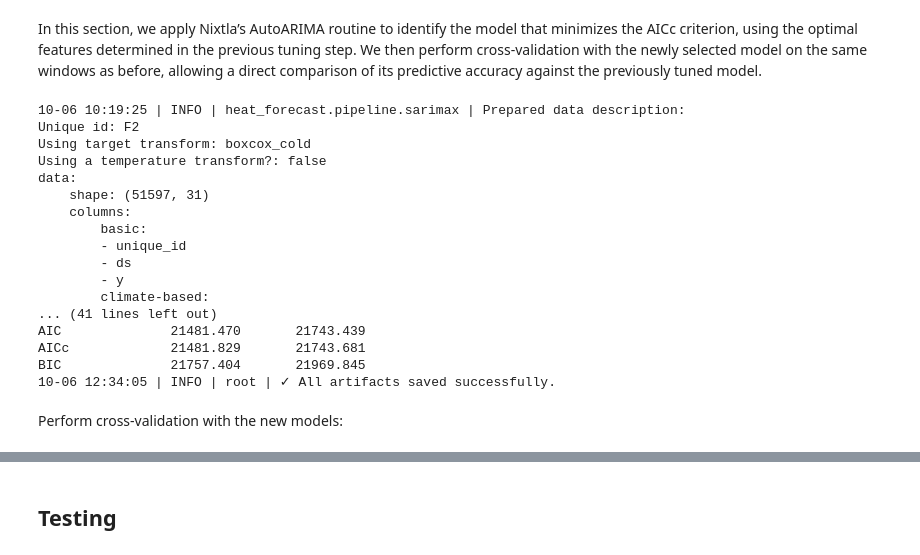
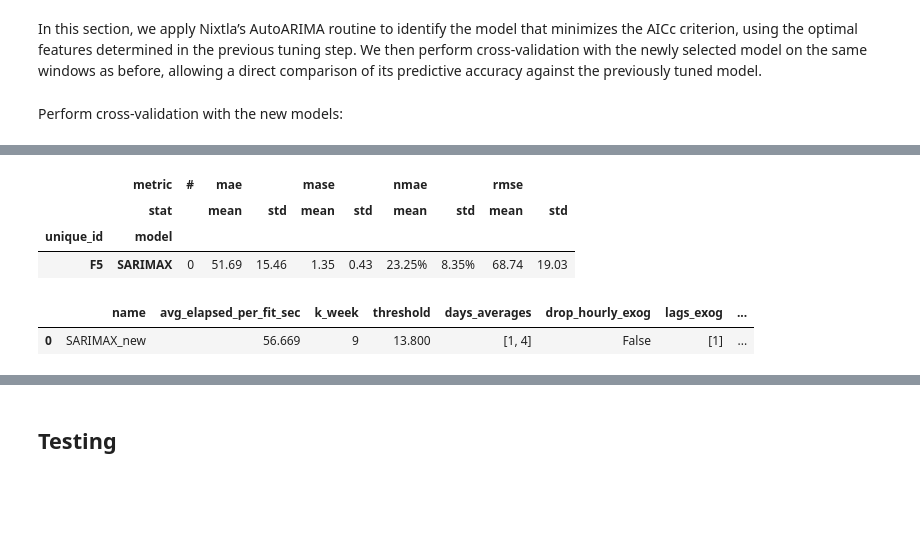
Before and after one commit to GioLombardiDev/Optit-Internship, a Jupyter notebook: notebooks/SARIMAX model semiofficial.ipynb, the cells around one changed output, grey strips where cells are left out. Saved outputs shown, nothing was run; the diff lists cells and outputs as text; code cells hidden in the pictures; blank space fills up the shorter version.

```diff
--- a/notebooks/SARIMAX model semiofficial.ipynb
+++ b/notebooks/SARIMAX model semiofficial.ipynb
@@ -1297,10 +1289,12 @@ if save:
 In this section, we apply Nixtla’s AutoARIMA routine to identify the model that minimizes the AICc criterion, using the optimal features determined in the previous tuning step. We then perform cross-validation with the newly selected model on the same windows as before, allowing a direct comparison of its predictive accuracy against the previously tuned model.
 # %%
 # Pick an id
-id = 'F2'
+id = 'F1'
 
-do_search = True
+# Set to True to run the search for optimal SARIMA parameters
+do_search = False
 
+# === Do not edit this box ===
 if do_search:
     # Initialize configuration
     optimal_params = sarimax_optimal_params[id]
@@ -1361,44 +1355,25 @@ if do_search:
         logging.info("✓ All artifacts saved successfully.")
 
     except KeyboardInterrupt:
-        logging.warning("✗ Search interrupted by user, cleaning up.")
-        shutil.rmtree(path, onexc=_on_rm_error)
-        logging.info("✓ Removed directory %s after interrupt", path.relative_to(BASE_DIR))
+        logging.warning("✗ Interrupted; cleaning up.")
+        remove_tree(path, require_within=BASE_DIR)
+        logging.info("✓ Removed %s", Path(path).relative_to(BASE_DIR) if BASE_DIR in Path(path).resolve().parents else path)
         raise
-
     except Exception:
-        logging.exception("✗ Error during search, cleaning up.")
-        shutil.rmtree(path, onexc=_on_rm_error)
-        logging.info("✓ Removed directory %s", path)
+        logging.exception("✗ Error during test for id=%s; cleaning up.", id)
+        remove_tree(path, require_within=BASE_DIR)
+        logging.info("✓ Removed %s", Path(path).relative_to(BASE_DIR) if BASE_DIR in Path(path).resolve().parents else path)
         raise
-# %% [output]
-10-06 10:19:25 | INFO | heat_forecast.pipeline.sarimax | Prepared data description:
-Unique id: F2
-Using target transform: boxcox_cold
-Using a temperature transform?: false
-data:
-    shape: (51597, 31)
-    columns:
-        basic:
-        - unique_id
-        - ds
-        - y
-        climate-based:
-... (41 lines left out)
-AIC              21481.470       21743.439
-AICc             21481.829       21743.681
-BIC              21757.404       21969.845
-10-06 12:34:05 | INFO | root | ✓ All artifacts saved successfully.
 # %% [markdown]
 Perform cross-validation with the new models:
 # %%
 # Pick a unique id
 id = "F5"
-do_cv = False
+do_cv = True
 
 best_sarima = {
     'F1': {'order': (5, 0, 0), 'season_length': 24, 'seasonal_order': (1, 1, 1)},
-    'F2': {'order': (2, 0, 5), 'season_length': 24, 'seasonal_order': (2, 1, 1)},
+    'F2': {'order': (1, 0, 5), 'season_length': 24, 'seasonal_order': (2, 1, 2)},
     'F3': {'order': (1, 1, 2), 'season_length': 24, 'seasonal_order': (0, 0, 2)},
     'F4': {'order': (1, 0, 0), 'season_length': 24, 'seasonal_order': (1, 1, 1)},
     'F5': {'order': (5, 1, 1), 'season_length': 24, 'seasonal_order': (2, 0, 0)},
@@ -1419,11 +1394,10 @@ if do_cv:
         n_windows=n_windows,
         horizon_hours=h,
     )
+    step_size = cv_params['step_size']
     end_test_cv = cv_params['end_test_actual']
     n_windows = cv_params['n_windows']
     test_hours = cv_params['test_hours']
-    refit = cv_params['refit']
-    n_fits = cv_params['n_fits']
 
     # ------------- Run CV loop -------------
     # Filter dataset for id
@@ -1447,7 +1421,6 @@ if do_cv:
         test_size=test_hours,  # Test size in hours
         end_test=end_test_cv,  # End of the test period
         step_size=step_size,   # Step size in hours
-        refit=refit,           # Whether to refit the model at each window
         verbose=True,
         alias='SARIMAX',  # Alias for the model
         # NB: the input size is not set here, as it defaults to the one specified in SARIMAXConfig
@@ -1483,3 +1456,4 @@ if do_cv:
     # Display record
     with pd.option_context("display.max_rows", None, "display.max_columns", None):
         display(record_df)
+# %% [output]
@@ -1485,0 +1461,6 @@ if do_cv:
+|  | metric | # | mae |  | mase |  | nmae |  | rmse |  |
+|  | stat |  | mean | std | mean | std | mean | std | mean | std |
+| unique_id | model |  |  |  |  |  |  |  |  |  |
+| F5 | SARIMAX | 0 | 51.69 | 15.46 | 1.35 | 0.43 | 23.25% | 8.35% | 68.74 | 19.03 |
+|  | name | avg_elapsed_per_fit_sec | k_week | threshold | days_averages | drop_hourly_exog | lags_exog | ... |
+| 0 | SARIMAX_new | 56.669 | 9 | 13.800 | [1, 4] | False | [1] | ... |
```
Also changed, not shown: parts of 25 cells of this notebook, 4 other files.
